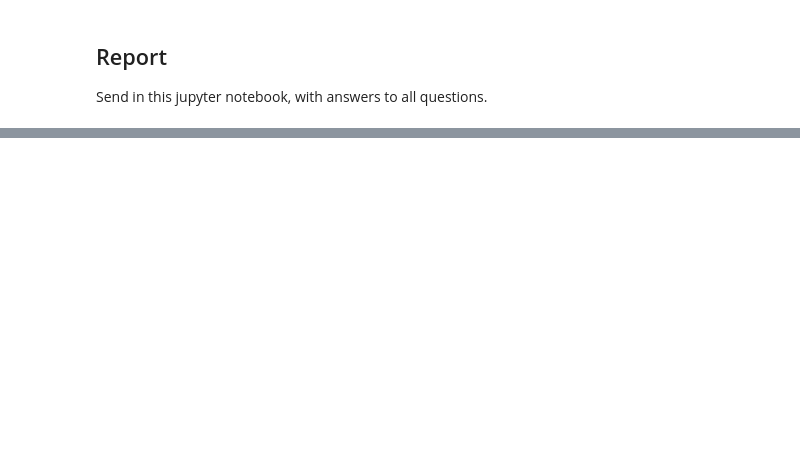
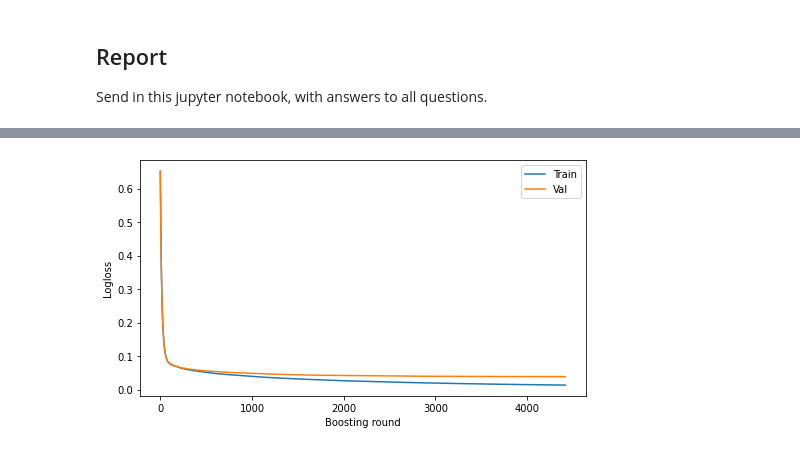
Before and after one commit to njmurov-ux/DLLabs, a Jupyter notebook: Lab 2/DNN_Lab.ipynb, the cells around one changed output, grey strips where cells are left out. Cells and saved outputs as stored; diff of their text form; code cells hidden in the pictures; blank space fills up the shorter version.

```diff
--- a/Lab 2/DNN_Lab.ipynb
+++ b/Lab 2/DNN_Lab.ipynb
@@ -1335,6 +1327,7 @@ Note: We here assume that you have found the best hyper parameters, so here the
 # %%
 from sklearn.model_selection import StratifiedKFold
 from sklearn.utils.class_weight import compute_class_weight
+from utilities import build_DNN
 
 random_state = 1234
 # --------------------------------------------
@@ -1348,13 +1341,11 @@ skf = StratifiedKFold(n_splits=n_splits, shuffle=True, random_state=random_state
 # Define where to save the test accuracies
 n_runs = n_splits
 test_accuracies = np.empty(n_runs, dtype=np.float32)
+batch_size = 10000
+epochs = 60
 
-# y for StratifiedKFold must be 1D class labels (not one-hot)
-y_strat = Y
-if len(y_strat.shape) > 1 and y_strat.shape[1] > 1:
-    y_strat = np.argmax(y_strat, axis=1)
 # Loop over cross validation folds
-for i, (train_idx, test_idx) in enumerate(skf.split(X, y_strat)):
+for i, (train_idx, test_idx) in enumerate(skf.split(X, Y)):
     print(f"Running CV iteration {i}")
 
     Xtr, Xte = X[train_idx], X[test_idx]
@@ -1370,13 +1361,13 @@ for i, (train_idx, test_idx) in enumerate(skf.split(X, y_strat)):
     class_weights = dict(zip(classes, weights))
 
     model10 = build_DNN(
-        input_shape=input_shape,
+        input_shape=best_config["input_shape"],
         n_hidden_layers=best_config["n_hidden_layers"],
         n_hidden_units=best_config["n_hidden_units"],
-        loss=loss,
+        loss=best_config["loss"],
         act_fun=best_config["act_fun"],
         optimizer=best_config["optimizer"],
-        learning_rate=learning_rate,
+        learning_rate=best_config["learning_rate"],
         use_bn=best_config["use_bn"],
         use_dropout=best_config["use_dropout"],
         use_variational_layer=best_config.get("use_variational_layer", False),
@@ -1389,7 +1380,7 @@ for i, (train_idx, test_idx) in enumerate(skf.split(X, y_strat)):
         epochs=epochs,
         verbose=1,
         class_weight=class_weights,
-        shuffle=False,
+        shuffle=True,
     )
 
     # Evaluate on the held-out fold (NOT the global test set)
@@ -1512,0 +1803,16 @@ Send in this jupyter notebook, with answers to all questions.
+# %%
+import matplotlib.pyplot as plt
+results = clf.evals_result()
+train_logloss = results["validation_0"]["logloss"]
+val_logloss   = results["validation_1"]["logloss"]
+
+plt.figure(figsize=(7, 4))
+plt.plot(train_logloss, label="Train")
+plt.plot(val_logloss, label="Val")
+plt.xlabel("Boosting round")
+plt.ylabel("Logloss")
+plt.legend()
+plt.tight_layout()
+plt.show()
+# %% [output]
+[figure, added]
```
Also changed, not shown: parts of 26 cells of this notebook, 1 other file.
